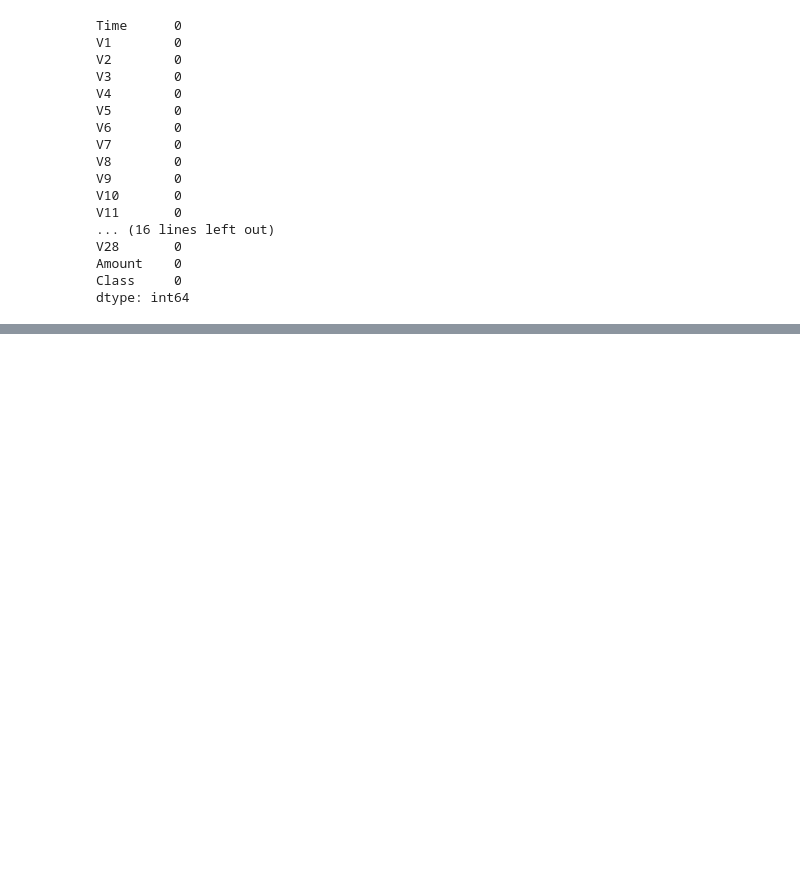
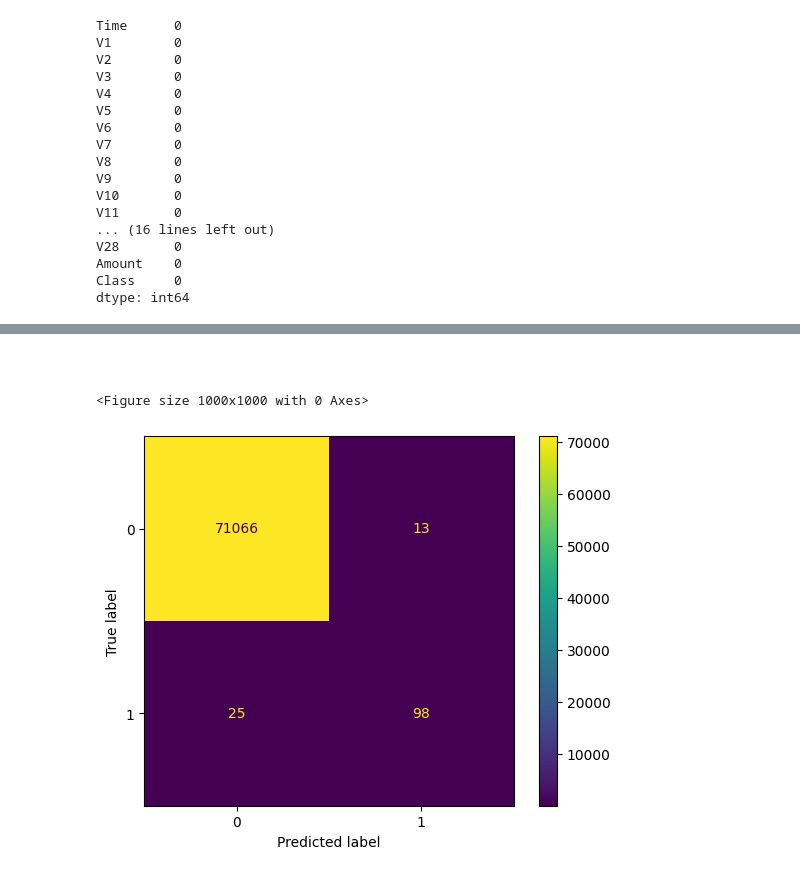
Before and after one commit to Bjg17/python_project, a Jupyter notebook: Project.ipynb, the cells around one changed output, grey strips where cells are left out. Drawn from its saved outputs; the diff is of its cells as text; code cells hidden in the pictures; blank space fills up the shorter version.

```diff
--- a/Project.ipynb
+++ b/Project.ipynb
@@ -248,3 +325,5 @@ print(f'f1 score: {round(f1_score(y_test, y_xgb_pred),2)}')
+# %% [markdown]
+####
 # %%
 # %%time
 # params = {
@@ -276,6 +356,11 @@ print(f'f1 score: {round(f1_score(y_test, y_xgb_pred),2)}')
 # print(f'Recall score: {round(recall_score(y_test, rf_grid_pred),2)}')
 # print(f'f1 score: {round(f1_score(y_test, rf_grid_pred),2)}')
 # %%
-# matrix = confusion_matrix(y_test, rf_grid_pred)
-# disp = ConfusionMatrixDisplay(matrix = matrix, display_labels = rf_grid_model .classes_)
-# disp.plot()
+matrix = confusion_matrix(y_test, y_rf_pred, labels = load_rf_model.classes_)
+disp = ConfusionMatrixDisplay(matrix, display_labels = load_rf_model.classes_)
+plt.figure(figsize = (10, 10))
+disp.plot()
+plt.show()
+# %% [output]
+<Figure size 1000x1000 with 0 Axes>
+[figure, added]
```
Also changed, not shown: parts of 11 cells of this notebook.
